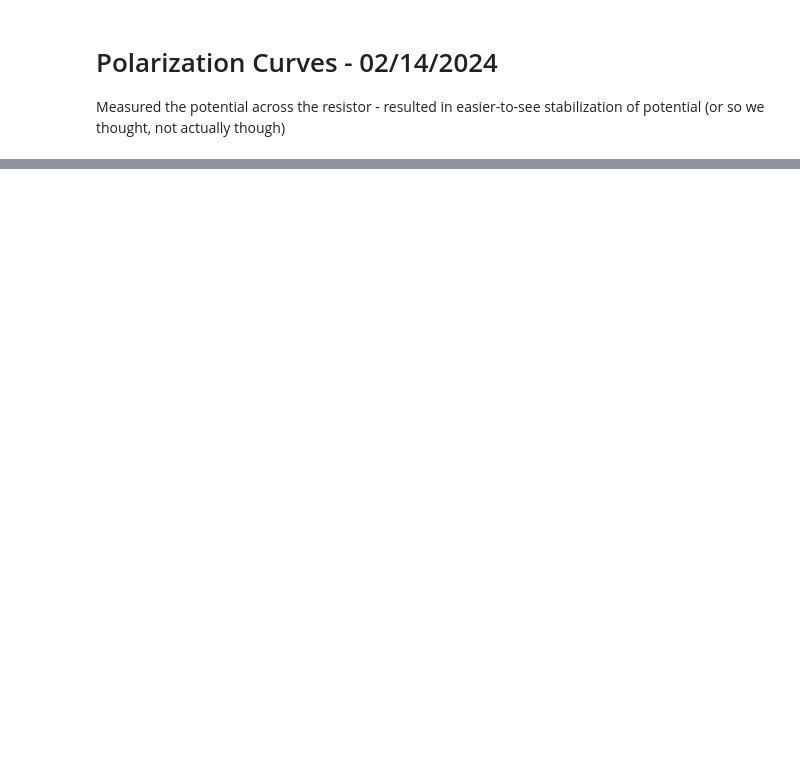
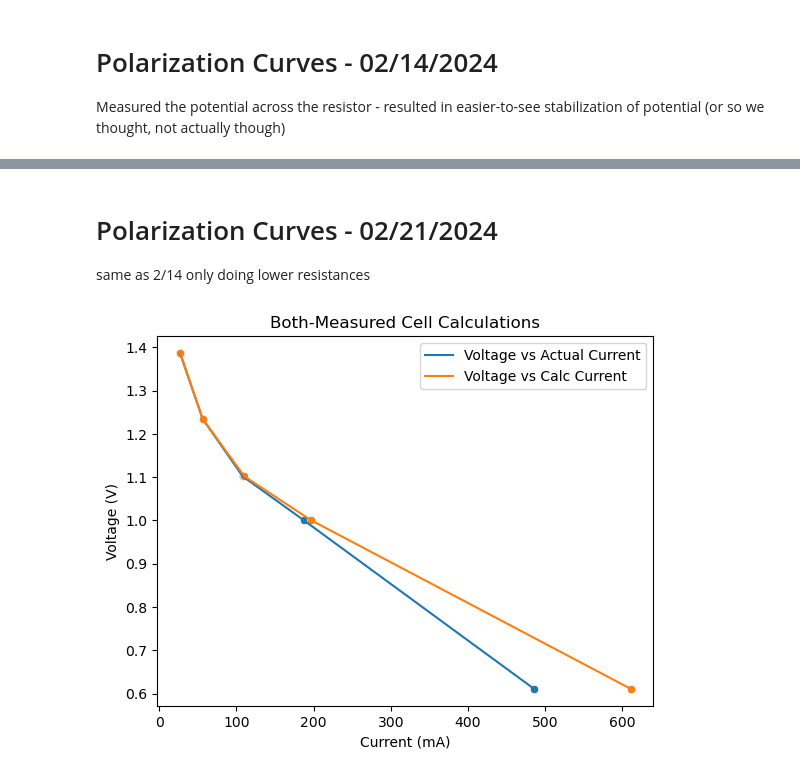
Before and after one commit to Sahand891/PolarizationCurvesMgAir, a Jupyter notebook: Polarization Curves.ipynb, the cells around one changed output, grey strips where cells are left out. Drawn from its saved outputs; the diff is of its cells as text; code cells hidden in the pictures; blank space fills up the shorter version.

```diff
--- a/Polarization Curves.ipynb
+++ b/Polarization Curves.ipynb
@@ -132,0 +133,27 @@ sns.scatterplot(data=both_cell_2_14, x='Calc Current (mA)', y='Voltage (V)');
+# %% [markdown]
+# Polarization Curves - 02/21/2024
+
+same as 2/14 only doing lower resistances
+# %%
+resistances_2_21 = [51,22,10,5.1,1]
+runs_to_resistance_2_21 = dict(zip(np.array(['Run'+str(i) for i in np.arange(1,len(resistances_2_21)+1)]), resistances_2_21))
+both_cell_2_21 = pd.DataFrame(data={'Run':runs_to_resistance_2_21.keys(),
+                                       'Resistance (Ohms)':runs_to_resistance_2_21.values(),
+                                       'Voltage (V)':[1.387,1.235,1.102, 1.001, 0.611],
+                                    'Current (A)':[0.0268,0.0561,0.1081,0.1869,0.4857]})
+both_cell_2_21['Current (mA)'] = both_cell_2_21['Current (A)'] * 1000
+both_cell_2_21['Calc Current (mA)'] = both_cell_2_21['Voltage (V)'] / both_cell_2_21['Resistance (Ohms)'] * 1000
+both_cell_2_21['Calc Voltage (V)'] = both_cell_2_21['Current (A)'] * both_cell_2_21['Resistance (Ohms)']
+voltage_only_cell_2_21 = pd.DataFrame(data={'Run':runs_to_resistance_2_21.keys(),
+                                       'Resistance (Ohms)':runs_to_resistance_2_21.values(),
+                                       'Voltage (V)':[1.362,1.233,1.042,0.850,0.624]})
+voltage_only_cell_2_21['Current (A)'] = voltage_only_cell_2_21['Voltage (V)'] / voltage_only_cell_2_21['Resistance (Ohms)']
+voltage_only_cell_2_21['Current (mA)'] = voltage_only_cell_2_21['Current (A)'] * 1000
+# %%
+sns.lineplot(data=both_cell_2_21, x='Current (mA)', y='Voltage (V)', label='Voltage vs Actual Current')
+sns.scatterplot(data=both_cell_2_21, x='Current (mA)', y='Voltage (V)')
+sns.lineplot(data=both_cell_2_21, x='Calc Current (mA)', y='Voltage (V)', label='Voltage vs Calc Current')
+sns.scatterplot(data=both_cell_2_21, x='Calc Current (mA)', y='Voltage (V)')
+plt.title('Both-Measured Cell Calculations');
+# %% [output]
+[figure, added]
```
Also changed, not shown: parts of 10 cells of this notebook.
